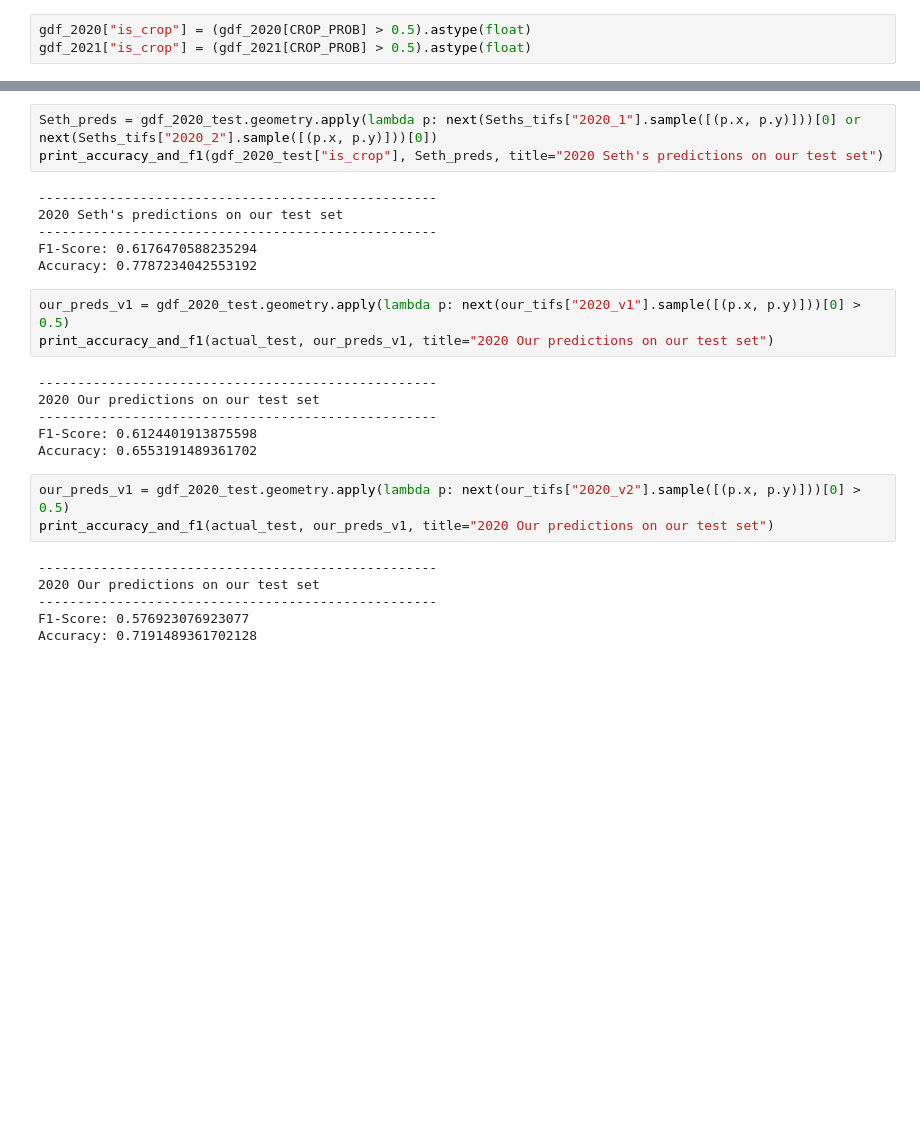
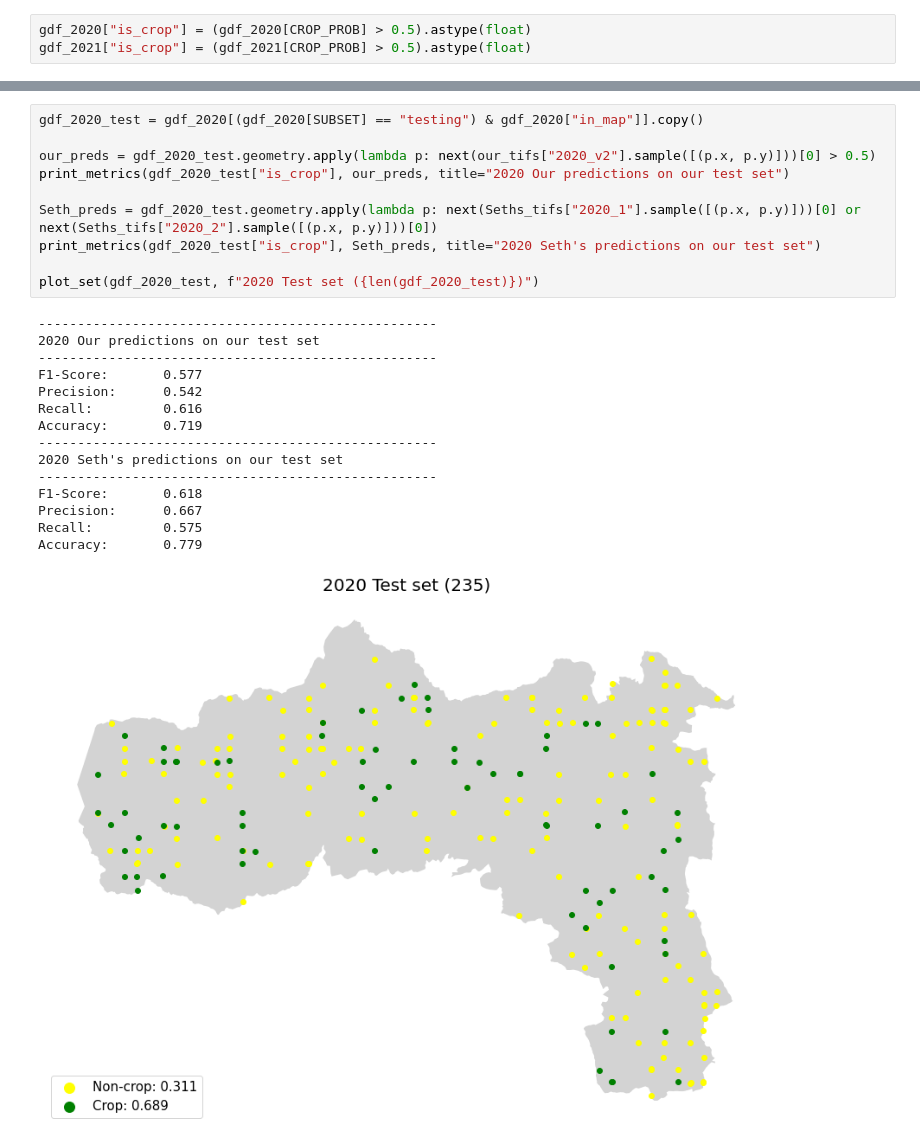
Before and after one commit to nasaharvest/crop-mask, a Jupyter notebook: notebooks/comparing_Ethiopia_Tigray.ipynb, the cells around one changed output, grey strips where cells are left out. Cells and saved outputs as stored; diff of their text form; blank space fills up the shorter version.

```diff
--- a/notebooks/comparing_Ethiopia_Tigray.ipynb
+++ b/notebooks/comparing_Ethiopia_Tigray.ipynb
@@ -135,27 +140,26 @@ len(gdf_2020_test)
 # %%
+gdf_2020_test = gdf_2020[(gdf_2020[SUBSET] == "testing") & gdf_2020["in_map"]].copy()
+
+our_preds = gdf_2020_test.geometry.apply(lambda p: next(our_tifs["2020_v2"].sample([(p.x, p.y)]))[0] > 0.5)
+print_metrics(gdf_2020_test["is_crop"], our_preds, title="2020 Our predictions on our test set")
+
 Seth_preds = gdf_2020_test.geometry.apply(lambda p: next(Seths_tifs["2020_1"].sample([(p.x, p.y)]))[0] or next(Seths_tifs["2020_2"].sample([(p.x, p.y)]))[0])
-print_accuracy_and_f1(gdf_2020_test["is_crop"], Seth_preds, title="2020 Seth's predictions on our test set")
+print_metrics(gdf_2020_test["is_crop"], Seth_preds, title="2020 Seth's predictions on our test set")
+
+plot_set(gdf_2020_test, f"2020 Test set ({len(gdf_2020_test)})")
 # %% [output]
+---------------------------------------------------
+2020 Our predictions on our test set
+---------------------------------------------------
+F1-Score:       0.577
+Precision:      0.542
+Recall:         0.616
+Accuracy:       0.719
 ---------------------------------------------------
 2020 Seth's predictions on our test set
 ---------------------------------------------------
-F1-Score: 0.6176470588235294
-Accuracy: 0.7787234042553192
+F1-Score:       0.618
+Precision:      0.667
+Recall:         0.575
+Accuracy:       0.779
+[figure, added]
-# %%
-our_preds_v1 = gdf_2020_test.geometry.apply(lambda p: next(our_tifs["2020_v1"].sample([(p.x, p.y)]))[0] > 0.5)
-print_accuracy_and_f1(actual_test, our_preds_v1, title="2020 Our predictions on our test set")
-# %% [output]
----------------------------------------------------
-2020 Our predictions on our test set
----------------------------------------------------
-F1-Score: 0.6124401913875598
-Accuracy: 0.6553191489361702
-# %%
-our_preds_v1 = gdf_2020_test.geometry.apply(lambda p: next(our_tifs["2020_v2"].sample([(p.x, p.y)]))[0] > 0.5)
-print_accuracy_and_f1(actual_test, our_preds_v1, title="2020 Our predictions on our test set")
-# %% [output]
----------------------------------------------------
-2020 Our predictions on our test set
----------------------------------------------------
-F1-Score: 0.576923076923077
-Accuracy: 0.7191489361702128
```
Also changed, not shown: parts of 22 cells of this notebook.
